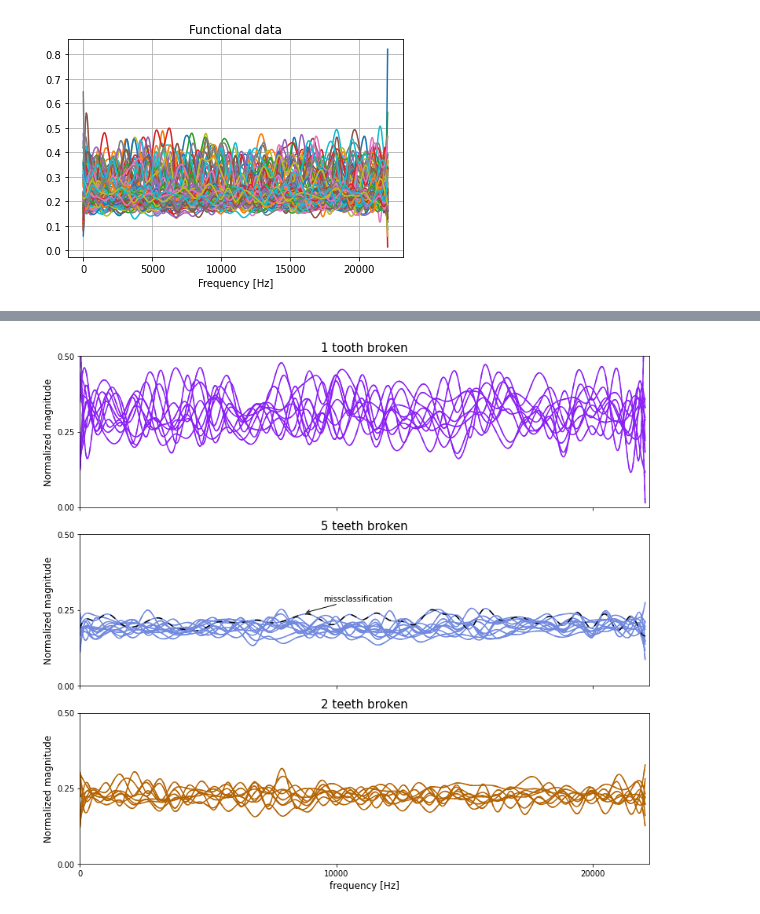
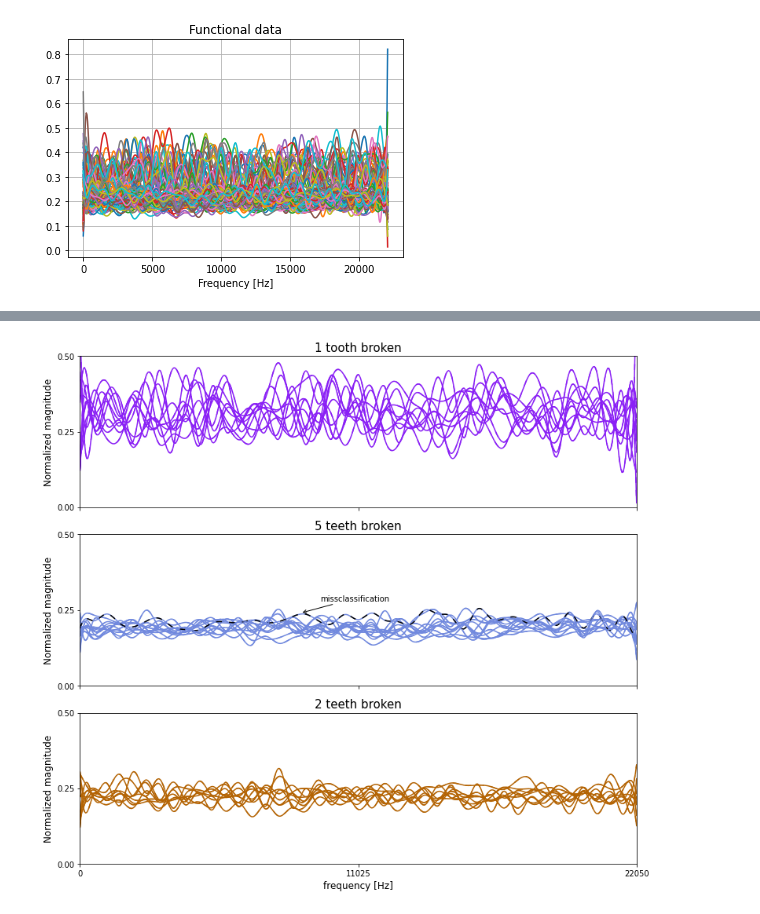
Before and after one commit to Porbi96/fda-time-series-classification, a Jupyter notebook: src/main.ipynb, the cells around one changed output, grey strips where cells are left out. Saved outputs shown, nothing was run; the diff lists cells and outputs as text; code cells hidden in the pictures.

```diff
--- a/src/main.ipynb
+++ b/src/main.ipynb
@@ -472,37 +475,37 @@ x_val[y_pred==2].plot(
 )
 x_val[y_pred==2].plot(
     axes=axes[2],
     group=labels_wrong[y_pred==2],
     group_colors=colors,
     linewidth=1.5,
     linestyle=(0, (5, 6))
 )
 
 axes[0].set_title(fd1_label, fontsize=15)
 axes[0].set_ylabel('Normalized magnitude', fontsize=12)
-axes[0].xaxis.set_ticks(np.arange(0, 23000, 10000))
+axes[0].xaxis.set_ticks(np.arange(0, 23000, 11025))
 axes[0].yaxis.set_ticks(np.arange(0, 0.6, 0.25))
 axes[0].set_ylim([0, 0.5])
-axes[0].set_xlim([0, 22200])
+axes[0].set_xlim([0, 22050])
 
 axes[1].set_title(fd2_label, fontsize=15)
 axes[1].set_ylabel('Normalized magnitude', fontsize=12)
-axes[1].xaxis.set_ticks(np.arange(0, 23000, 10000))
+axes[1].xaxis.set_ticks(np.arange(0, 23000, 11025))
 axes[1].yaxis.set_ticks(np.arange(0, 0.6, 0.25))
 axes[1].set_ylim([0, 0.5])
-axes[1].set_xlim([0, 22200])
+axes[1].set_xlim([0, 22050])
 
 axes[2].set_title(fd3_label, fontsize=15)
 axes[2].set_xlabel('frequency [Hz]', fontsize=12)
 axes[2].set_ylabel('Normalized magnitude', fontsize=12)
-axes[2].xaxis.set_ticks(np.arange(0, 23000, 10000))
+axes[2].xaxis.set_ticks(np.arange(0, 23000, 11025))
 axes[2].yaxis.set_ticks(np.arange(0, 0.6, 0.25))
 axes[2].set_ylim([0, 0.5])
-axes[2].set_xlim([0, 22200])
+axes[2].set_xlim([0, 22050])
 
 axes[1].annotate("missclassification", xy=(8750, 0.24), xytext=(9500, 0.28), arrowprops=dict(arrowstyle="->"))
 
 plt.savefig("../docs/imgs/multiclass_classification.eps", dpi=300, bbox_inches='tight')
 plt.show()
 # %% [output]
-[figure, old version]
+[figure, new version]
```
Also changed, not shown: parts of 5 cells of this notebook, 11 other files.
